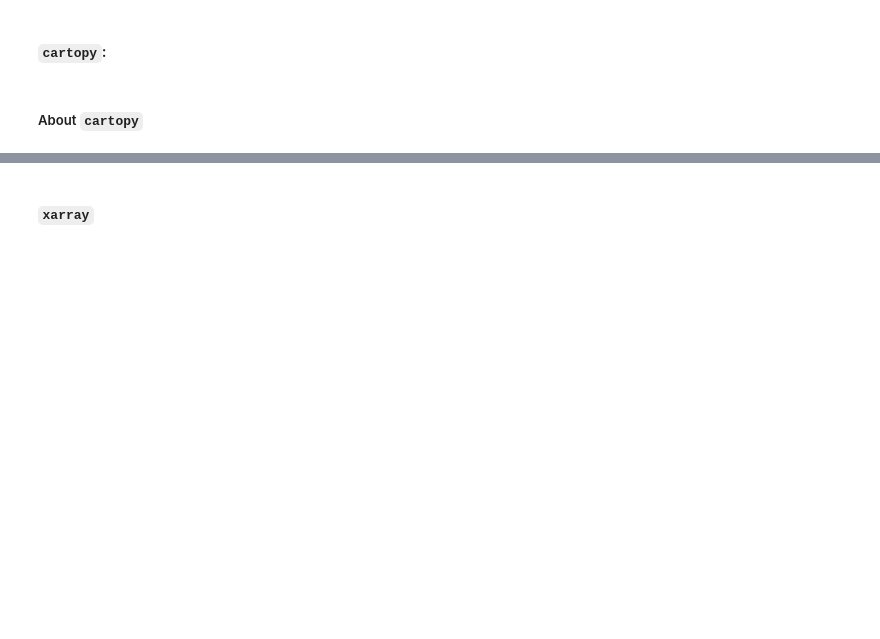
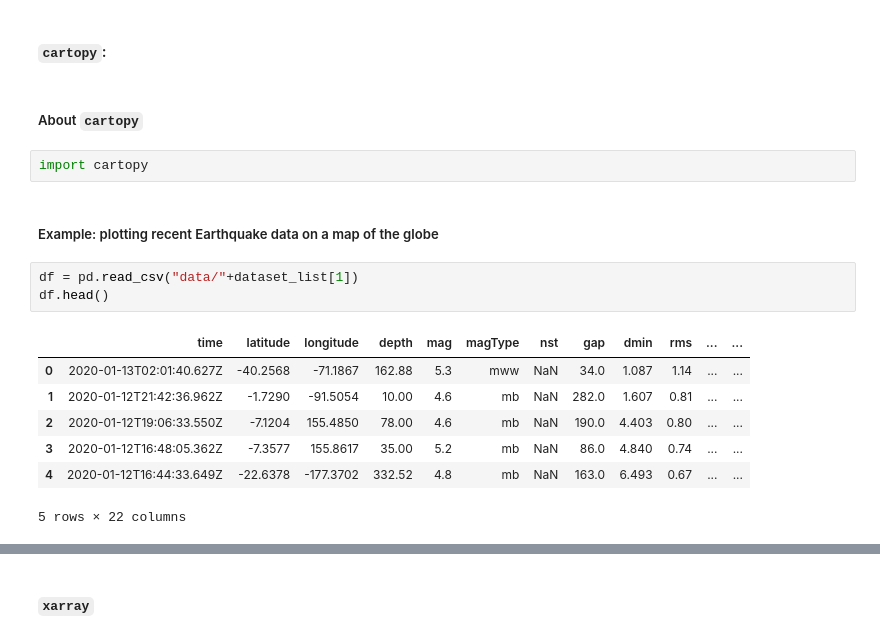
Before and after one commit to PraCTES/MIT-PraCTES, a Jupyter notebook: demos/Lecture02_Objects_and_data_analysis/Lecture02_python_objects_and_data_analysis.ipynb, the cells around one changed output, grey strips where cells are left out. Cells and saved outputs as stored; diff of their text form; blank space fills up the shorter version.

```diff
--- a/demos/Lecture02_Objects_and_data_analysis/Lecture02_python_objects_and_data_analysis.ipynb
+++ b/demos/Lecture02_Objects_and_data_analysis/Lecture02_python_objects_and_data_analysis.ipynb
@@ -827,3 +840,18 @@ plt.suptitle(r"CO$_{2}$ concentrations at Mauna Loa Observatory, Hawaii");
 #### `cartopy`:
 # %% [markdown]
 ##### About `cartopy`
+# %%
+import cartopy
+# %% [markdown]
+##### Example: plotting recent Earthquake data on a map of the globe
+# %%
+df = pd.read_csv("data/"+dataset_list[1])
+df.head()
+# %% [output]
+|  | time | latitude | longitude | depth | mag | magType | nst | gap | dmin | rms | ... | ... |
+| 0 | 2020-01-13T02:01:40.627Z | -40.2568 | -71.1867 | 162.88 | 5.3 | mww | NaN | 34.0 | 1.087 | 1.14 | ... | ... |
+| 1 | 2020-01-12T21:42:36.962Z | -1.7290 | -91.5054 | 10.00 | 4.6 | mb | NaN | 282.0 | 1.607 | 0.81 | ... | ... |
+| 2 | 2020-01-12T19:06:33.550Z | -7.1204 | 155.4850 | 78.00 | 4.6 | mb | NaN | 190.0 | 4.403 | 0.80 | ... | ... |
+| 3 | 2020-01-12T16:48:05.362Z | -7.3577 | 155.8617 | 35.00 | 5.2 | mb | NaN | 86.0 | 4.840 | 0.74 | ... | ... |
+| 4 | 2020-01-12T16:44:33.649Z | -22.6378 | -177.3702 | 332.52 | 4.8 | mb | NaN | 163.0 | 6.493 | 0.67 | ... | ... |
+5 rows × 22 columns
```
Also changed, not shown: parts of 8 cells of this notebook.
